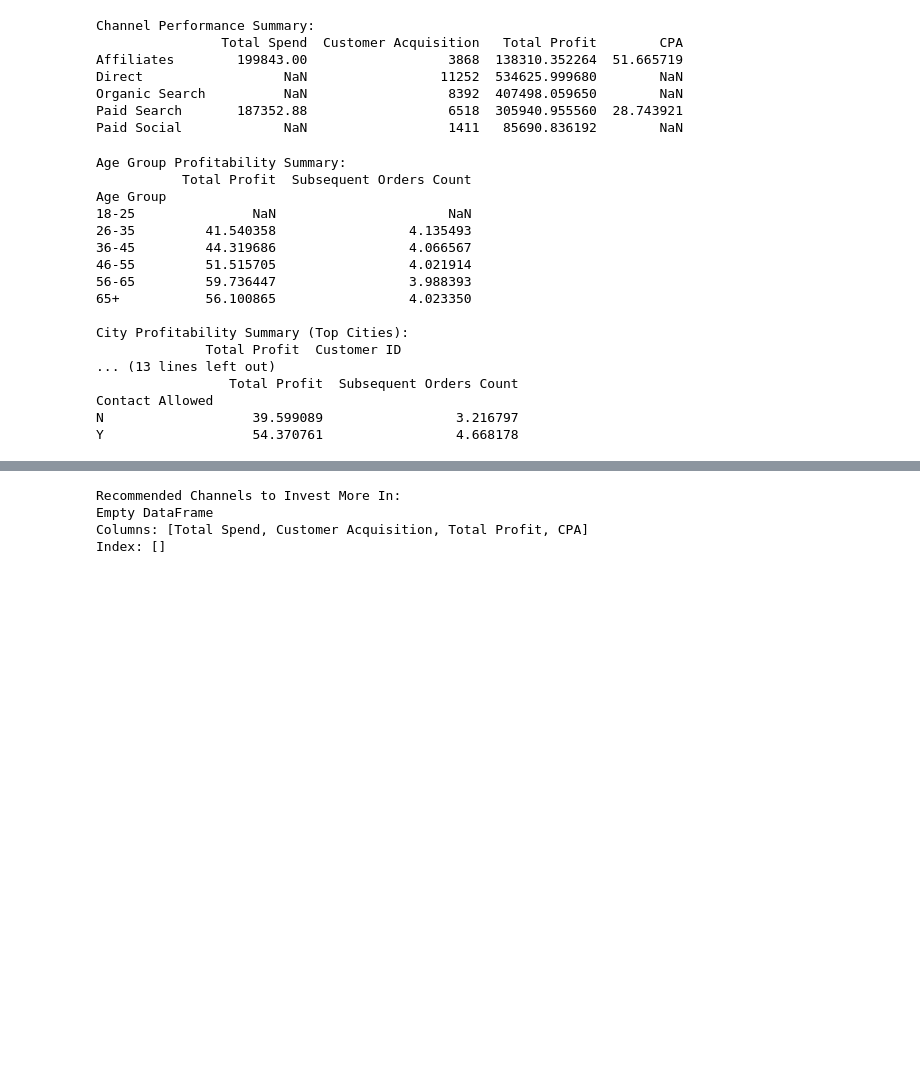
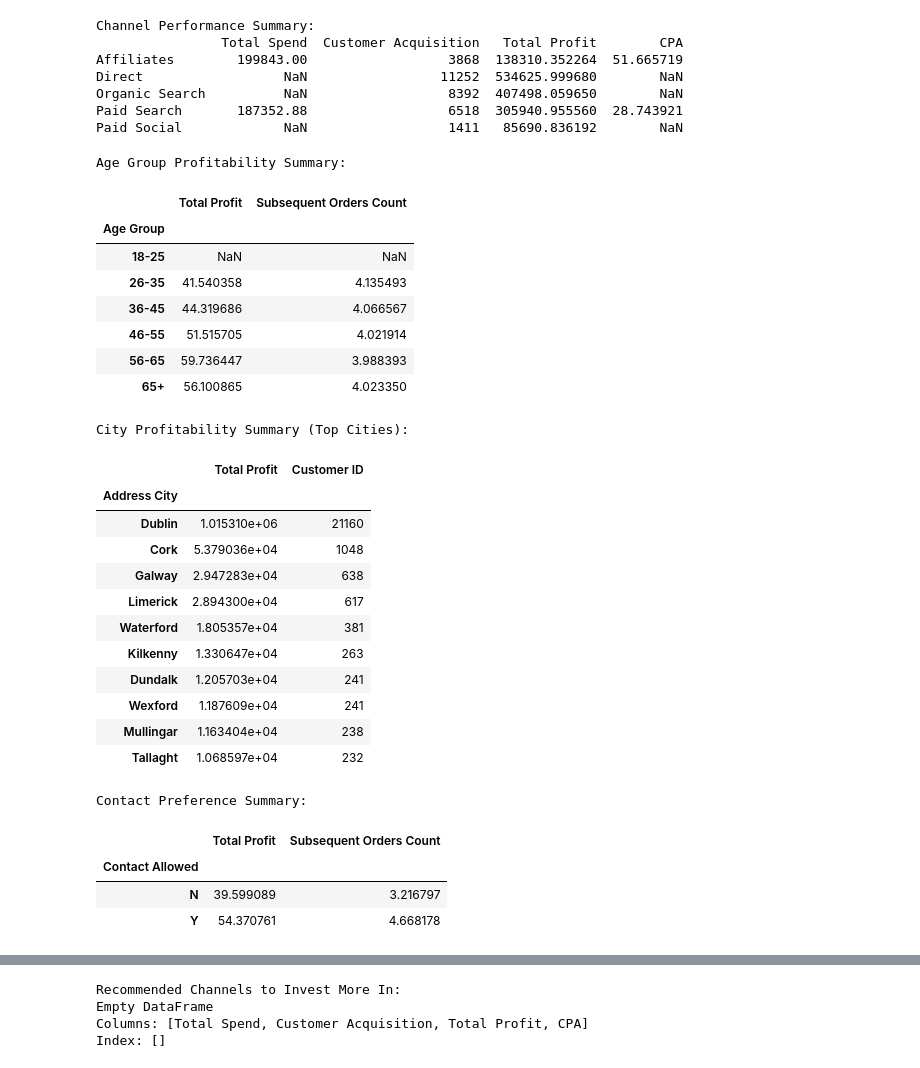
Before and after one commit to cianolan1/2K-Tech-Assessment, a Jupyter notebook: src/Analysis.ipynb, the cells around one changed output, grey strips where cells are left out. Cells and saved outputs as stored; diff of their text form; code cells hidden in the pictures; blank space fills up the shorter version.

```diff
--- a/src/Analysis.ipynb
+++ b/src/Analysis.ipynb
@@ -427,47 +431,57 @@ Paid Social             NaN                  1411   85690.836192        NaN
 # %%
 # Demographic insights (age groups, geographic patterns, contact preferences)
 age_group_summary = merged_data.groupby('Age Group').agg({
     'Total Profit': 'mean',
     'Subsequent Orders Count': 'mean'
 })
 
 city_summary = merged_data.groupby('Address City').agg({
     'Total Profit': 'sum',
     'Customer ID': 'count'
 })
 
 contact_preference_summary = merged_data.groupby('Contact Allowed').agg({
     'Total Profit': 'mean',
     'Subsequent Orders Count': 'mean'
 })
 
 # Display demographic summaries
 print("Age Group Profitability Summary:")
-print(age_group_summary)
+display(age_group_summary)
 
 print("\nCity Profitability Summary (Top Cities):")
-print(city_summary.sort_values(by='Total Profit', ascending=False).head(10))
+display(city_summary.sort_values(by='Total Profit', ascending=False).head(10))
 
 print("\nContact Preference Summary:")
-print(contact_preference_summary)
+display(contact_preference_summary)
 # %% [output]
 Age Group Profitability Summary:
-           Total Profit  Subsequent Orders Count
-Age Group
-18-25               NaN                      NaN
-26-35         41.540358                 4.135493
-36-45         44.319686                 4.066567
-46-55         51.515705                 4.021914
-56-65         59.736447                 3.988393
-65+           56.100865                 4.023350
-
-City Profitability Summary (Top Cities):
-              Total Profit  Customer ID
-... (13 lines left out)
-                 Total Profit  Subsequent Orders Count
-Contact Allowed
-N                   39.599089                 3.216797
-Y                   54.370761                 4.668178
+|  | Total Profit | Subsequent Orders Count |
+| Age Group |  |  |
+| 18-25 | NaN | NaN |
+| 26-35 | 41.540358 | 4.135493 |
+| 36-45 | 44.319686 | 4.066567 |
+| 46-55 | 51.515705 | 4.021914 |
+| 56-65 | 59.736447 | 3.988393 |
+| 65+ | 56.100865 | 4.023350 |
+City Profitability Summary (Top Cities):
+|  | Total Profit | Customer ID |
+| Address City |  |  |
+| Dublin | 1.015310e+06 | 21160 |
+| Cork | 5.379036e+04 | 1048 |
+| Galway | 2.947283e+04 | 638 |
+| Limerick | 2.894300e+04 | 617 |
+| Waterford | 1.805357e+04 | 381 |
+| Kilkenny | 1.330647e+04 | 263 |
+| Dundalk | 1.205703e+04 | 241 |
+| Wexford | 1.187609e+04 | 241 |
+| Mullingar | 1.163404e+04 | 238 |
+| Tallaght | 1.068597e+04 | 232 |
+Contact Preference Summary:
+|  | Total Profit | Subsequent Orders Count |
+| Contact Allowed |  |  |
+| N | 39.599089 | 3.216797 |
+| Y | 54.370761 | 4.668178 |
 # %%
 # CLV and churn summary
 clv_summary = merged_data.groupby('Source of Customer')['Total Profit'].mean()
```
Also changed, not shown: parts of 10 cells of this notebook.
